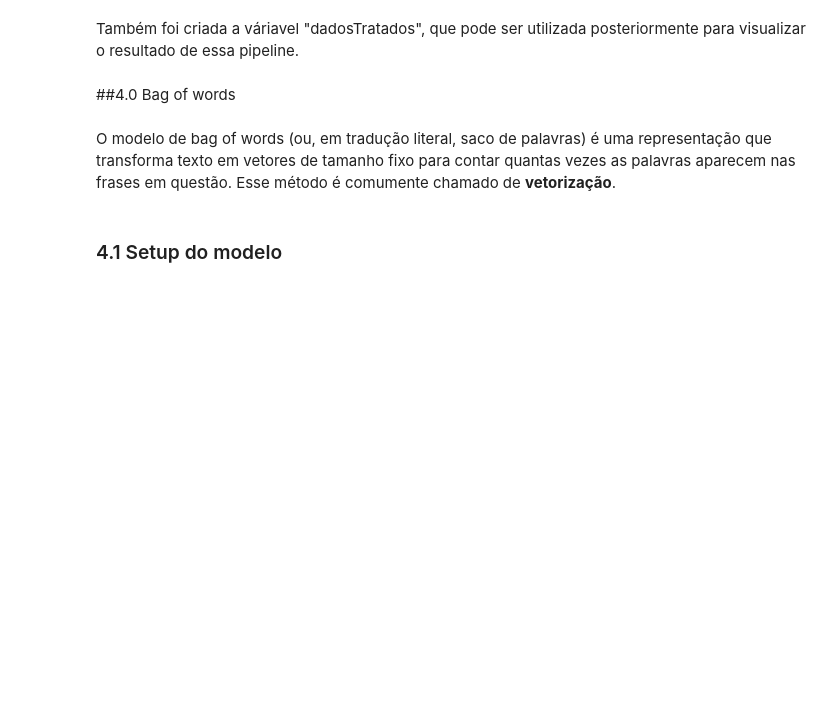
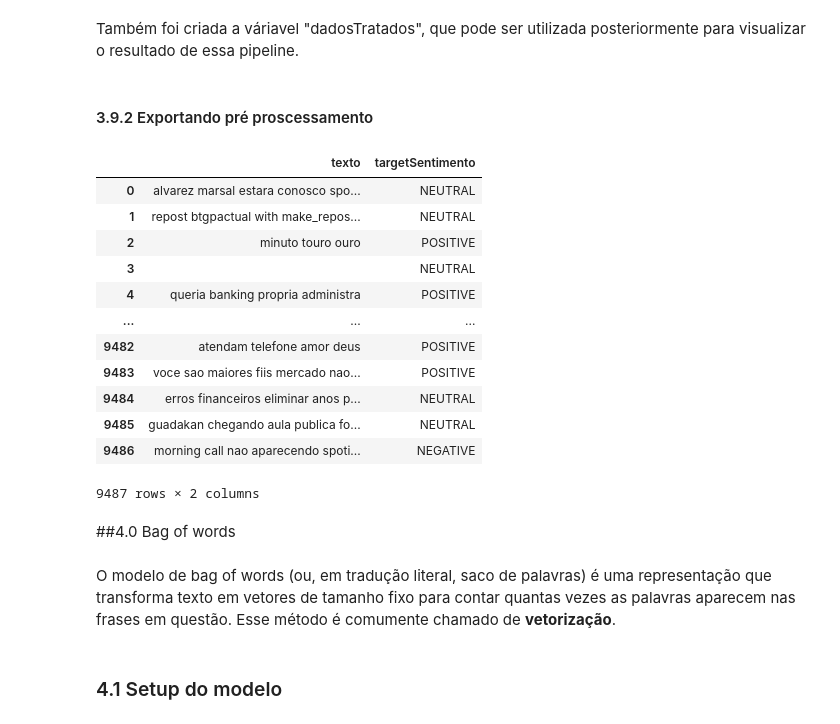
Before and after one commit to 2023M6T4-Inteli/Projeto01, a Jupyter notebook: src/notebook/ModeloPLN_grupo1_sprint3.ipynb, the cells around one changed output. Drawn from its saved outputs; the diff is of its cells as text; code cells hidden in the pictures; blank space fills up the shorter version.

```diff
--- a/src/notebook/ModeloPLN_grupo1_sprint3.ipynb
+++ b/src/notebook/ModeloPLN_grupo1_sprint3.ipynb
@@ -845,2 +593,22 @@ Name: dadosTratados, Length: 12355, dtype: object
 # %% [markdown]
 Também foi criada a váriavel "dadosTratados", que pode ser utilizada posteriormente para visualizar o resultado de essa pipeline.
+# %% [markdown]
+#### 3.9.2 Exportando pré proscessamento
+# %%
+dfTratado = pd.DataFrame({'texto': dadosTratados, 'targetSentimento': df['targetSentimento']})
+# %%
+dfTratado
+# %% [output]
+|  | texto | targetSentimento |
+| 0 | alvarez marsal estara conosco spo... | NEUTRAL |
+| 1 | repost btgpactual with make_repos... | NEUTRAL |
+| 2 | minuto touro ouro | POSITIVE |
+| 3 |  | NEUTRAL |
+| 4 | queria banking propria administra | POSITIVE |
+| ... | ... | ... |
+| 9482 | atendam telefone amor deus | POSITIVE |
+| 9483 | voce sao maiores fiis mercado nao... | POSITIVE |
+| 9484 | erros financeiros eliminar anos p... | NEUTRAL |
+| 9485 | guadakan chegando aula publica fo... | NEUTRAL |
+| 9486 | morning call nao aparecendo spoti... | NEGATIVE |
+9487 rows × 2 columns
```
Also changed, not shown: parts of 70 cells of this notebook, 1 other file.
